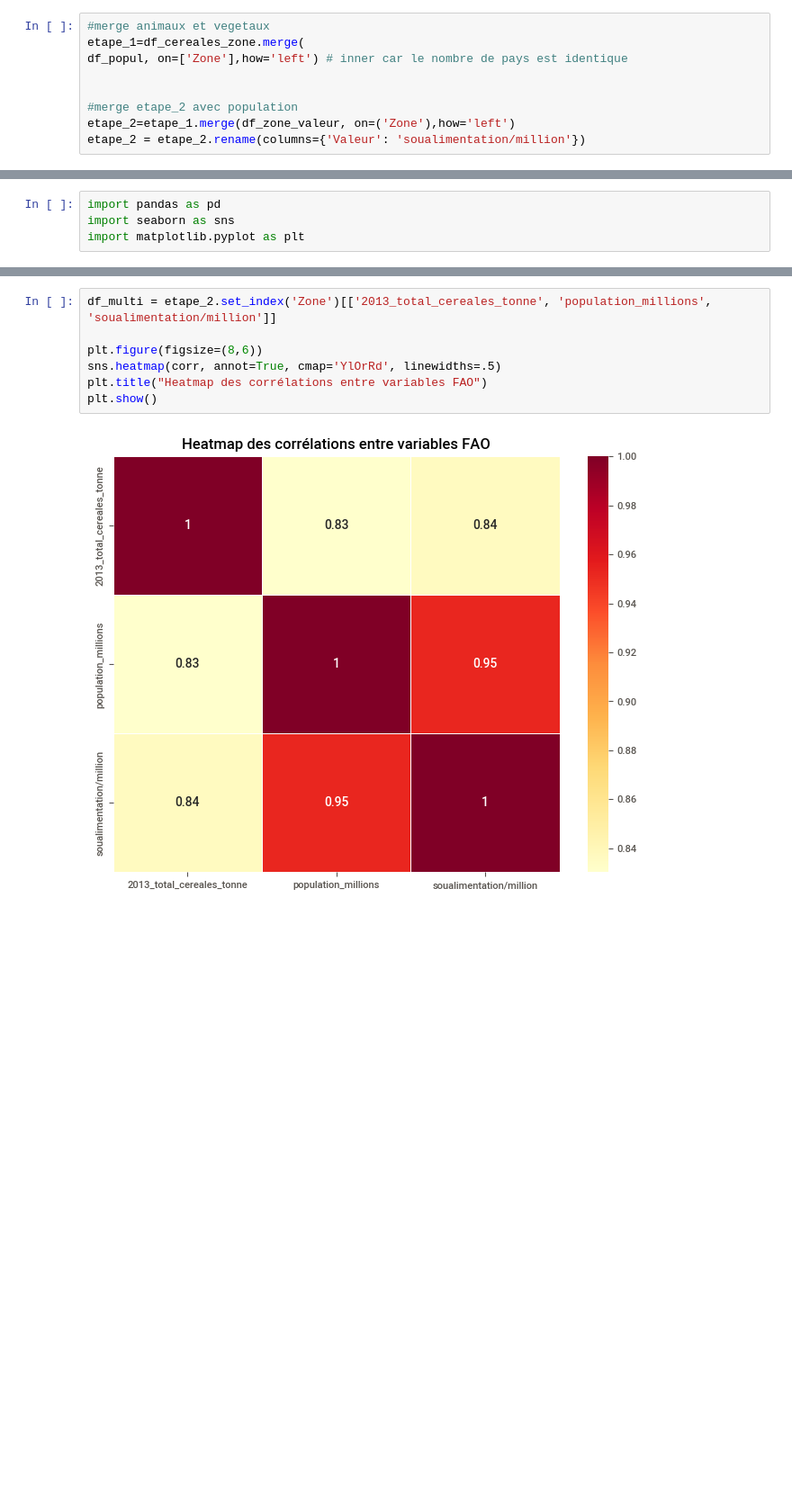
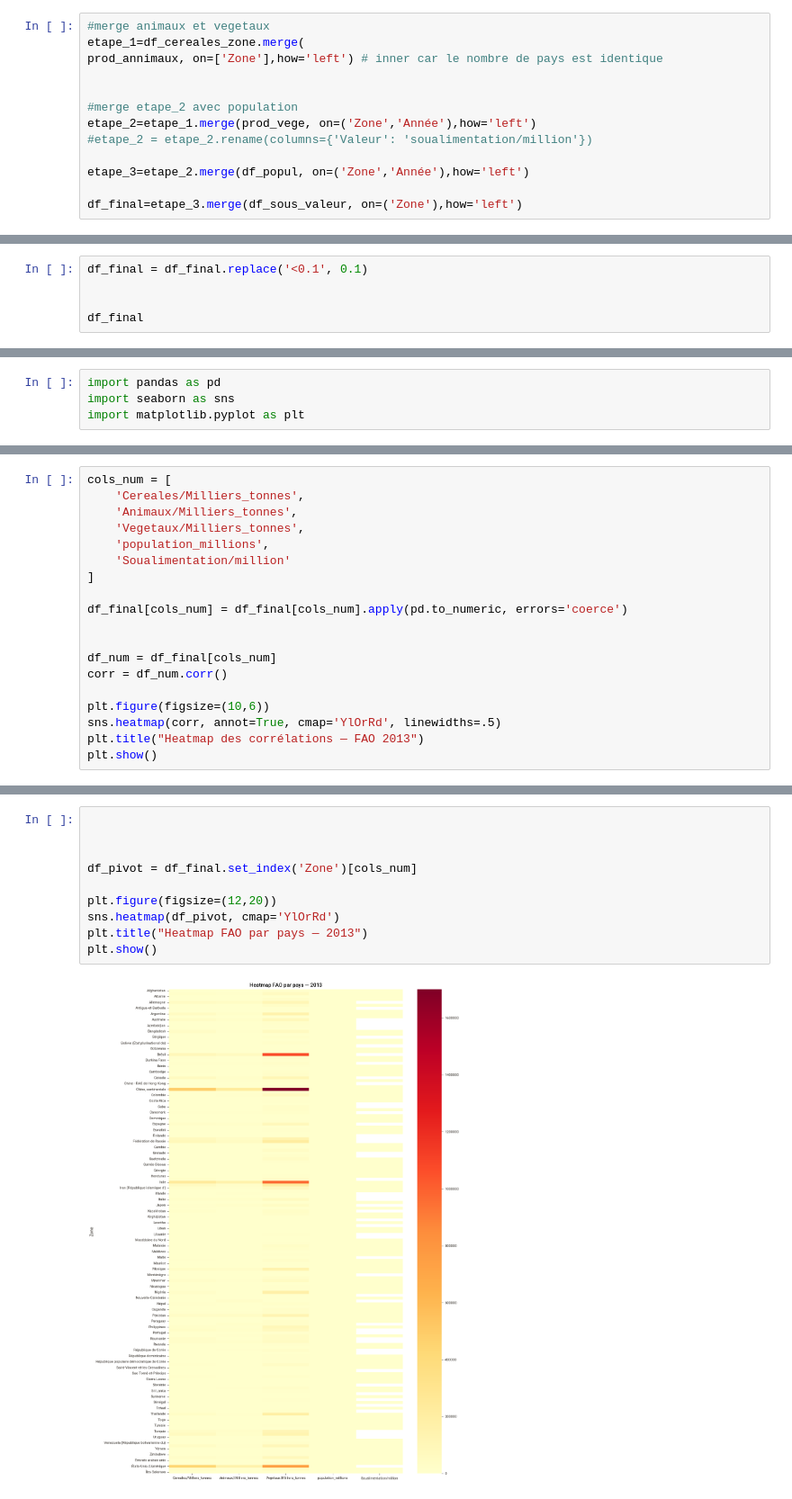
Before and after one commit to SIMPLON-DIST-Data-Analyst-211541/Hanna_Bief_FAO, a Jupyter notebook: FAO/Nettoyage.ipynb, the cells around one changed output, grey strips where cells are left out. Shown at 90% size. Saved outputs shown, nothing was run; the diff lists cells and outputs as text; blank space fills up the shorter version.

```diff
--- a/FAO/Nettoyage.ipynb
+++ b/FAO/Nettoyage.ipynb
@@ -846,12 +890,16 @@ merge des dataset
 # %%
 #merge animaux et vegetaux
 etape_1=df_cereales_zone.merge(
-df_popul, on=['Zone'],how='left') # inner car le nombre de pays est identique
+prod_annimaux, on=['Zone'],how='left') # inner car le nombre de pays est identique
 
 
 #merge etape_2 avec population
-etape_2=etape_1.merge(df_zone_valeur, on=('Zone'),how='left')
-etape_2 = etape_2.rename(columns={'Valeur': 'soualimentation/million'})
+etape_2=etape_1.merge(prod_vege, on=('Zone','Année'),how='left')
+#etape_2 = etape_2.rename(columns={'Valeur': 'soualimentation/million'})
+
+etape_3=etape_2.merge(df_popul, on=('Zone','Année'),how='left')
+
+df_final=etape_3.merge(df_sous_valeur, on=('Zone'),how='left')
 # %%
 etape_1
 # %% [output]
@@ -886,0 +951,5 @@ etape_2
+# %%
+df_final = df_final.replace('<0.1', 0.1)
+
+
+df_final
@@ -905,0 +1000,19 @@ corr = df_num.corr()
+# %%
+cols_num = [
+    'Cereales/Milliers_tonnes',
+    'Animaux/Milliers_tonnes',
+    'Vegetaux/Milliers_tonnes',
+    'population_millions',
+    'Soualimentation/million'
+]
+
+df_final[cols_num] = df_final[cols_num].apply(pd.to_numeric, errors='coerce')
+
+
+df_num = df_final[cols_num]
+corr = df_num.corr()
+
+plt.figure(figsize=(10,6))
+sns.heatmap(corr, annot=True, cmap='YlOrRd', linewidths=.5)
+plt.title("Heatmap des corrélations — FAO 2013")
+plt.show()
@@ -906,9 +1021,12 @@ corr = df_num.corr()
 # %%
-df_multi = etape_2.set_index('Zone')[['2013_total_cereales_tonne', 'population_millions', 'soualimentation/million']]
 
-plt.figure(figsize=(8,6))
-sns.heatmap(corr, annot=True, cmap='YlOrRd', linewidths=.5)
-plt.title("Heatmap des corrélations entre variables FAO")
+
+
+df_pivot = df_final.set_index('Zone')[cols_num]
+
+plt.figure(figsize=(12,20))
+sns.heatmap(df_pivot, cmap='YlOrRd')
+plt.title("Heatmap FAO par pays — 2013")
 plt.show()
 # %% [output]
-[figure, old version]
+[figure, new version]
```
Also changed, not shown: parts of 28 cells of this notebook, 2 other files.
